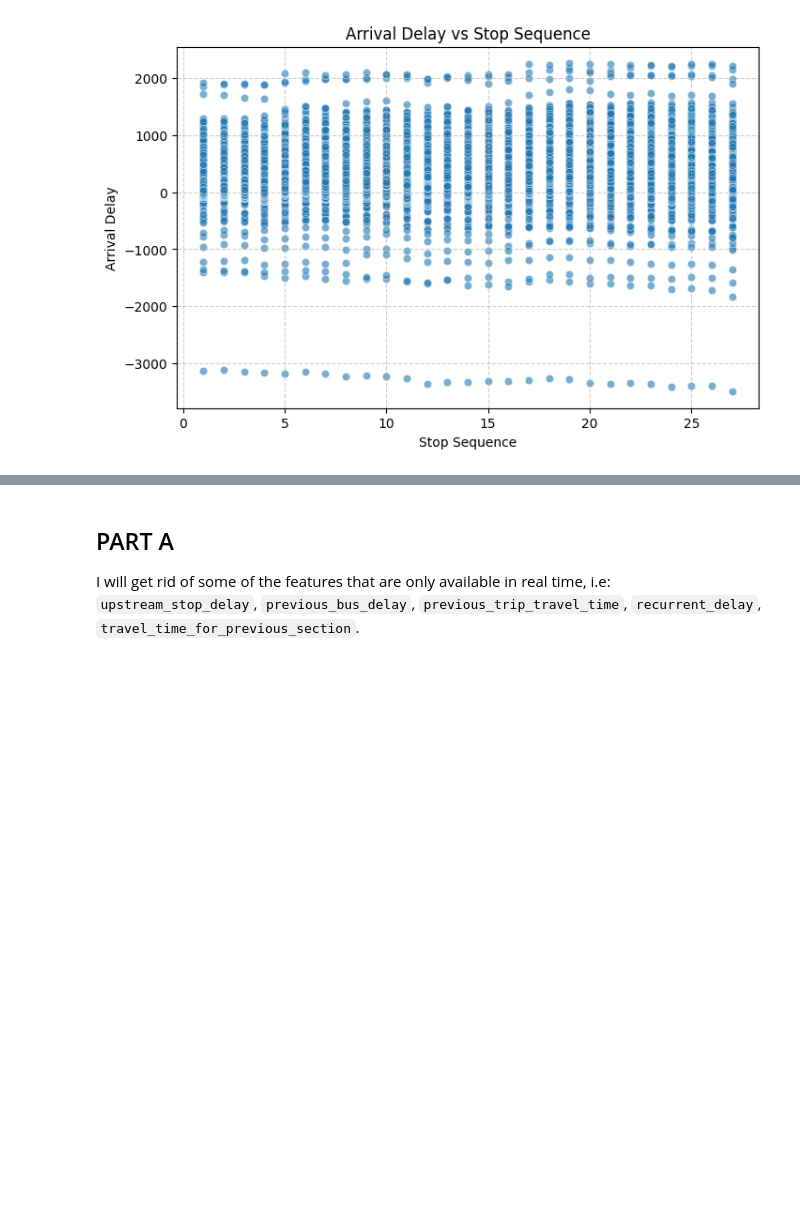
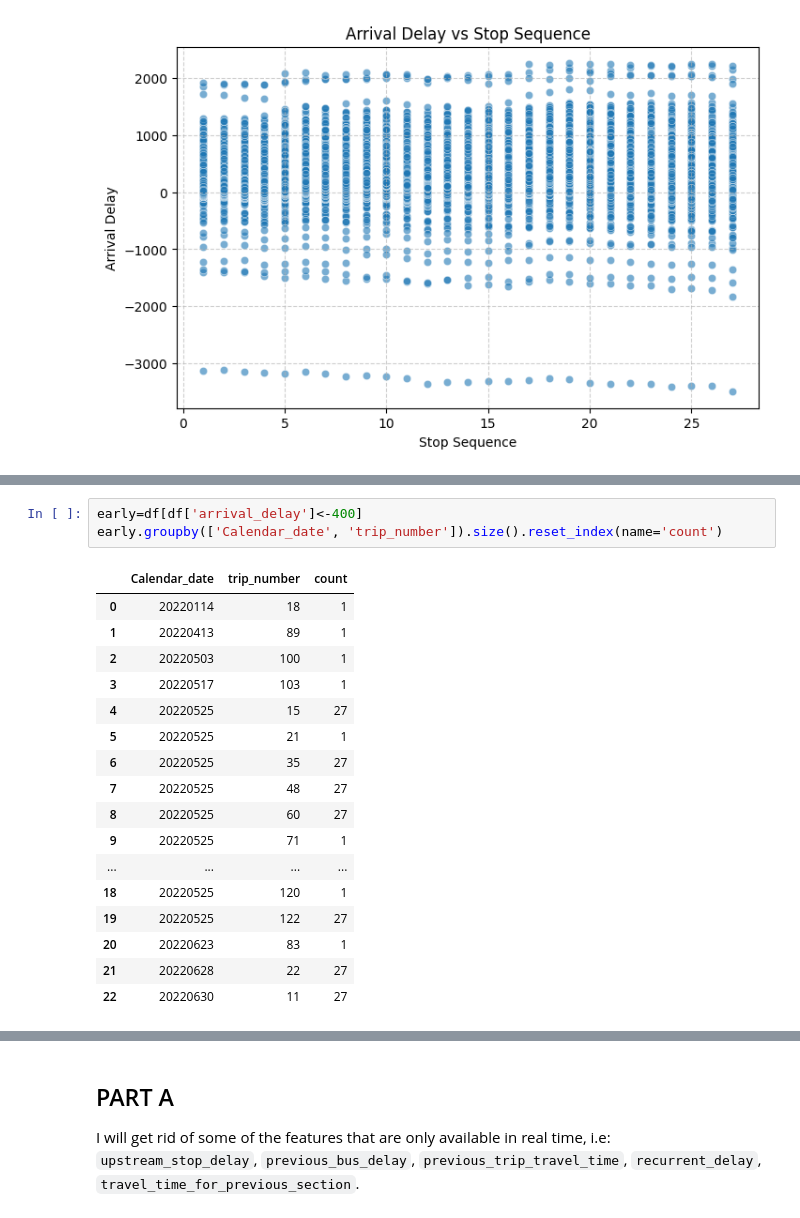
Before and after one commit to Gioalf/AH2179, a Jupyter notebook: project/AIprojectGioAlf.ipynb, the cells around one changed output, grey strips where cells are left out. Drawn from its saved outputs; the diff is of its cells as text; blank space fills up the shorter version.

```diff
--- a/project/AIprojectGioAlf.ipynb
+++ b/project/AIprojectGioAlf.ipynb
@@ -274,0 +282,21 @@ late.groupby(['Calendar_date', 'trip_number']).size().reset_index(name='count')
+# %%
+early=df[df['arrival_delay']<-400]
+early.groupby(['Calendar_date', 'trip_number']).size().reset_index(name='count')
+# %% [output]
+|  | Calendar_date | trip_number | count |
+| 0 | 20220114 | 18 | 1 |
+| 1 | 20220413 | 89 | 1 |
+| 2 | 20220503 | 100 | 1 |
+| 3 | 20220517 | 103 | 1 |
+| 4 | 20220525 | 15 | 27 |
+| 5 | 20220525 | 21 | 1 |
+| 6 | 20220525 | 35 | 27 |
+| 7 | 20220525 | 48 | 27 |
+| 8 | 20220525 | 60 | 27 |
+| 9 | 20220525 | 71 | 1 |
+| ... | ... | ... | ... |
+| 18 | 20220525 | 120 | 1 |
+| 19 | 20220525 | 122 | 27 |
+| 20 | 20220623 | 83 | 1 |
+| 21 | 20220628 | 22 | 27 |
+| 22 | 20220630 | 11 | 27 |
```
Also changed, not shown: parts of 4 cells of this notebook.
